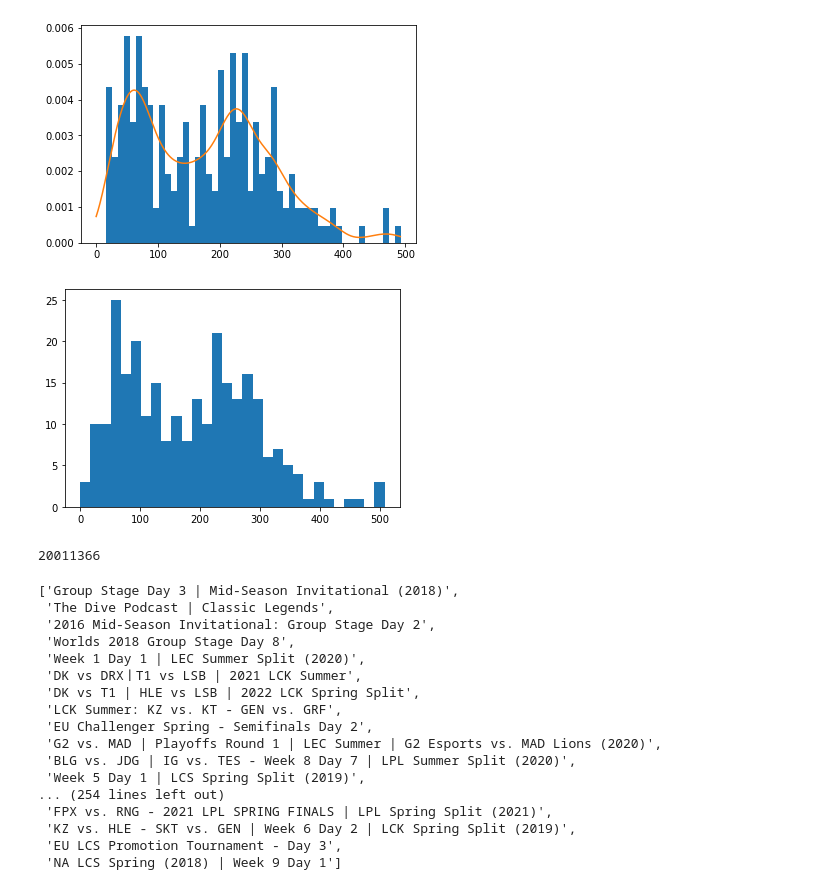
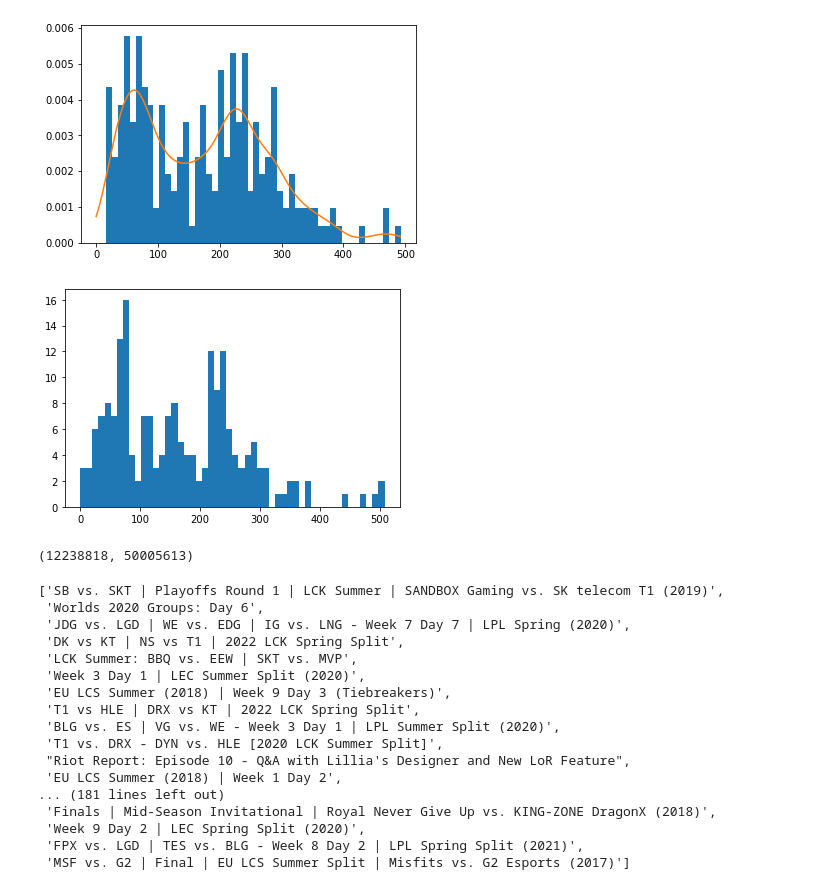
Before and after one commit to maugl/chat-highlight-detection, a Jupyter notebook: twitch_scripts/TwitchChatDLAnalysis.ipynb, the cells around one changed output. Saved outputs shown, nothing was run; the diff lists cells and outputs as text; code cells hidden in the pictures.

```diff
--- a/twitch_scripts/TwitchChatDLAnalysis.ipynb
+++ b/twitch_scripts/TwitchChatDLAnalysis.ipynb
@@ -79,4 +79,6 @@ df_vid_info = pd.DataFrame(vid_info_filtered, columns=cols)
 df_vid_info["created_at"] = pd.to_datetime(df_vid_info["created_at"])
 """
 df_vid_info = pd.read_csv("../data/video_info/vid_info.csv")
-df_vid_info
+df_vid_info = df_vid_info.drop("Unnamed: 0", axis=1)
+df_vid_info = df_vid_info.set_index("id")
+#df_vid_info
@@ -96,0 +85,12 @@ df_vid_info
+# %%
+df_msg_info = pd.read_csv("../data/video_info/msg_info.csv")
+df_msg_info = df_msg_info.set_index("Unnamed: 0")
+df_msg_info.index.name = "id"
+df_msg_info["num_tokens"] = df_msg_info.apply(lambda x: 0 if x["num_chars"]==0 else x["num_tokens"] ,axis=1)
+df_msg_info["longest_message_toks"] = df_msg_info.apply(lambda x: 0 if x["num_chars"]==0 else x["longest_message_toks"] ,axis=1)
+df_msg_info["shortest_message_toks"] = df_msg_info.apply(lambda x: 0 if x["num_chars"]==0 else x["shortest_message_toks"] ,axis=1)
+#df_msg_info
+# %%
+df_vid_info = pd.concat([df_vid_info, df_msg_info], ignore_index=False, axis=1)
+df_vid_info = df_vid_info.drop(["longest_message_toks", "shortest_message_toks", "longest_message_chars", "shortest_message_chars"], axis=1)
+df_vid_info
@@ -425,36 +506,36 @@ plot_model(vals, m)
 # %%
 df_sampled_vids = pd.DataFrame(columns=df_reduced.columns)
 
-while df_sampled_vids.msg_count.sum() < 2*10**7:
+while df_sampled_vids.num_tokens.sum() < 5*10**7:
     val = m.sample()[0,0]
     idx = df_reduced.msg_per_min.apply(lambda x: abs(x-val)).idxmin()
     df_sampled_vids = pd.concat([df_sampled_vids, df_reduced[df_reduced.index == idx]])
 # %%
-plt.hist(df_sampled_vids.msg_per_min,bins=30)
+plt.hist(df_sampled_vids.msg_per_min,bins=50)
 plt.show()
 # %% [output]
-[figure, old version]
+[figure, new version]
 # %%
-df_sampled_vids.msg_count.sum()
+df_sampled_vids.msg_count.sum(), df_sampled_vids.num_tokens.sum()
 # %% [output]
-20011366
+(12238818, 50005613)
 # %%
 list(df_sampled_vids.title)
 # %% [output]
-['Group Stage Day 3 | Mid-Season Invitational (2018)',
- 'The Dive Podcast | Classic Legends',
- '2016 Mid-Season Invitational: Group Stage Day 2',
- 'Worlds 2018 Group Stage Day 8',
- 'Week 1 Day 1 | LEC Summer Split (2020)',
- 'DK vs DRXㅣT1 vs LSB | 2021 LCK Summer',
- 'DK vs T1 | HLE vs LSB | 2022 LCK Spring Split',
- 'LCK Summer: KZ vs. KT - GEN vs. GRF',
- 'EU Challenger Spring - Semifinals Day 2',
- 'G2 vs. MAD | Playoffs Round 1 | LEC Summer | G2 Esports vs. MAD Lions (2020)',
- 'BLG vs. JDG | IG vs. TES - Week 8 Day 7 | LPL Summer Split (2020)',
- 'Week 5 Day 1 | LCS Spring Split (2019)',
-... (254 lines left out)
- 'FPX vs. RNG - 2021 LPL SPRING FINALS | LPL Spring Split (2021)',
- 'KZ vs. HLE - SKT vs. GEN | Week 6 Day 2 | LCK Spring Split (2019)',
- 'EU LCS Promotion Tournament - Day 3',
- 'NA LCS Spring (2018) | Week 9 Day 1']
+['SB vs. SKT | Playoffs Round 1 | LCK Summer | SANDBOX Gaming vs. SK telecom T1 (2019)',
+ 'Worlds 2020 Groups: Day 6',
+ 'JDG vs. LGD | WE vs. EDG | IG vs. LNG - Week 7 Day 7 | LPL Spring (2020)',
+ 'DK vs KT | NS vs T1 | 2022 LCK Spring Split',
+ 'LCK Summer: BBQ vs. EEW | SKT vs. MVP',
+ 'Week 3 Day 1 | LEC Summer Split (2020)',
+ 'EU LCS Summer (2018) | Week 9 Day 3 (Tiebreakers)',
+ 'T1 vs HLE | DRX vs KT | 2022 LCK Spring Split',
+ 'BLG vs. ES | VG vs. WE - Week 3 Day 1 | LPL Summer Split (2020)',
+ 'T1 vs. DRX - DYN vs. HLE [2020 LCK Summer Split]',
+ "Riot Report: Episode 10 - Q&A with Lillia's Designer and New LoR Feature",
+ 'EU LCS Summer (2018) | Week 1 Day 2',
+... (181 lines left out)
+ 'Finals | Mid-Season Invitational | Royal Never Give Up vs. KING-ZONE DragonX (2018)',
+ 'Week 9 Day 2 | LEC Spring Split (2020)',
+ 'FPX vs. LGD | TES vs. BLG - Week 8 Day 2 | LPL Spring Split (2021)',
+ 'MSF vs. G2 | Final | EU LCS Summer Split | Misfits vs. G2 Esports (2017)']
```
Also changed, not shown: parts of 32 cells of this notebook, 7 other files.
